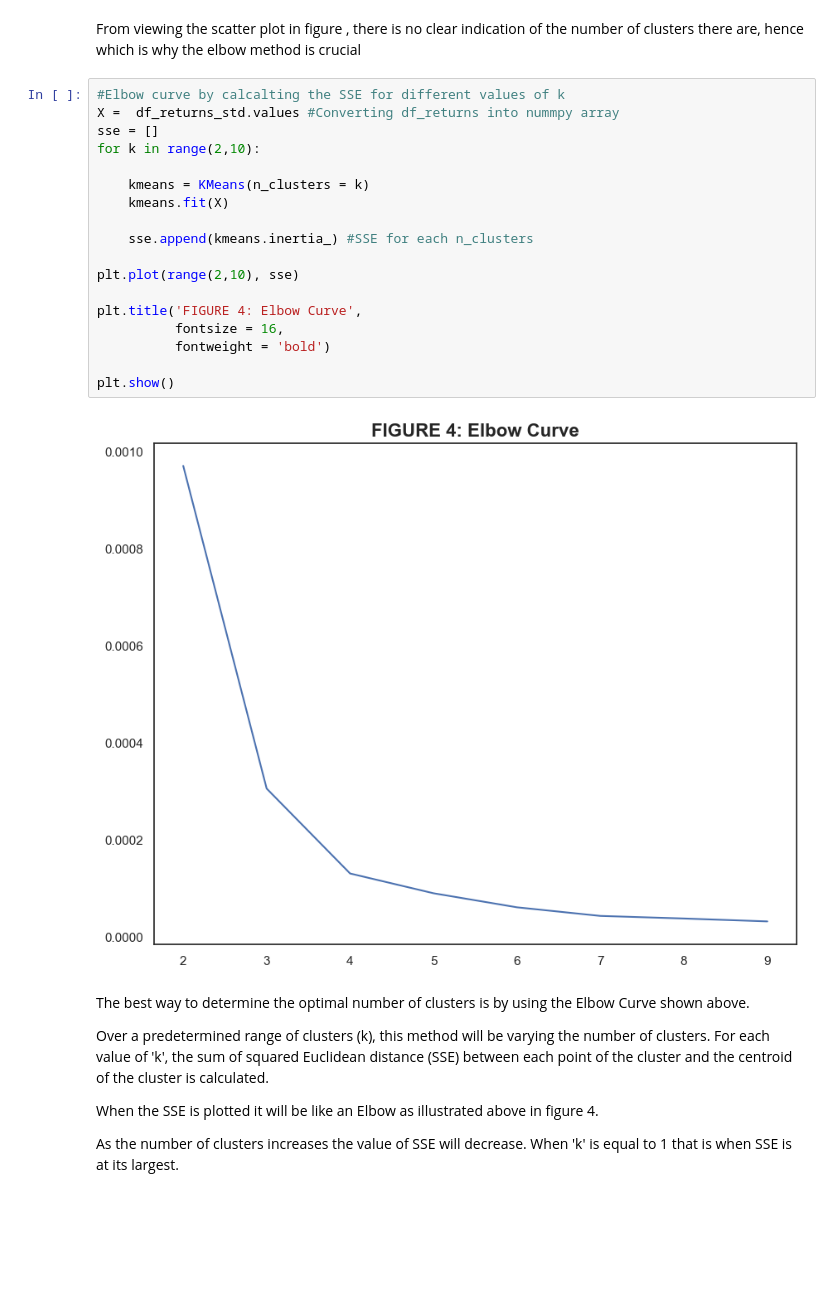
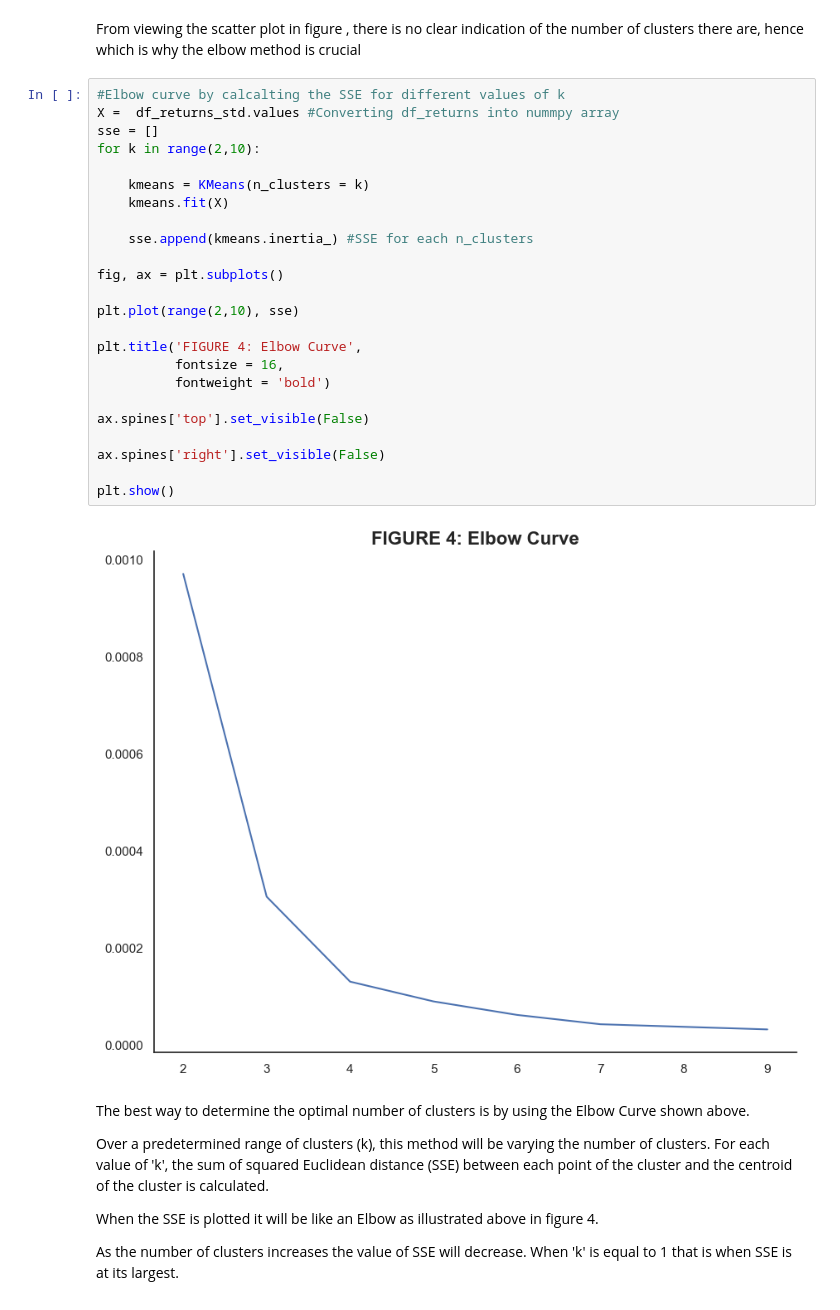
Before and after one commit to NigelGondo/Portfolio_Projects, a Jupyter notebook: Cluster analysis of JSE companies .ipynb, the cells around one changed output. Saved outputs shown, nothing was run; the diff lists cells and outputs as text; blank space fills up the shorter version.

```diff
--- a/Cluster analysis of JSE companies .ipynb
+++ b/Cluster analysis of JSE companies .ipynb
@@ -594,23 +602,29 @@ From viewing the scatter plot in figure , there is no clear indication of the nu
 # %%
 #Elbow curve by calcalting the SSE for different values of k
 X =  df_returns_std.values #Converting df_returns into nummpy array
 sse = []
 for k in range(2,10):
 
     kmeans = KMeans(n_clusters = k)
     kmeans.fit(X)
 
     sse.append(kmeans.inertia_) #SSE for each n_clusters
 
+fig, ax = plt.subplots()
+
 plt.plot(range(2,10), sse)
 
 plt.title('FIGURE 4: Elbow Curve',
           fontsize = 16,
           fontweight = 'bold')
 
+ax.spines['top'].set_visible(False)
+
+ax.spines['right'].set_visible(False)
+
 plt.show()
 # %% [output]
-[figure, old version]
+[figure, new version]
 # %% [markdown]
 The best way to determine the optimal number of clusters is by using the Elbow Curve shown above.
 
```
Also changed, not shown: parts of 9 cells of this notebook.
